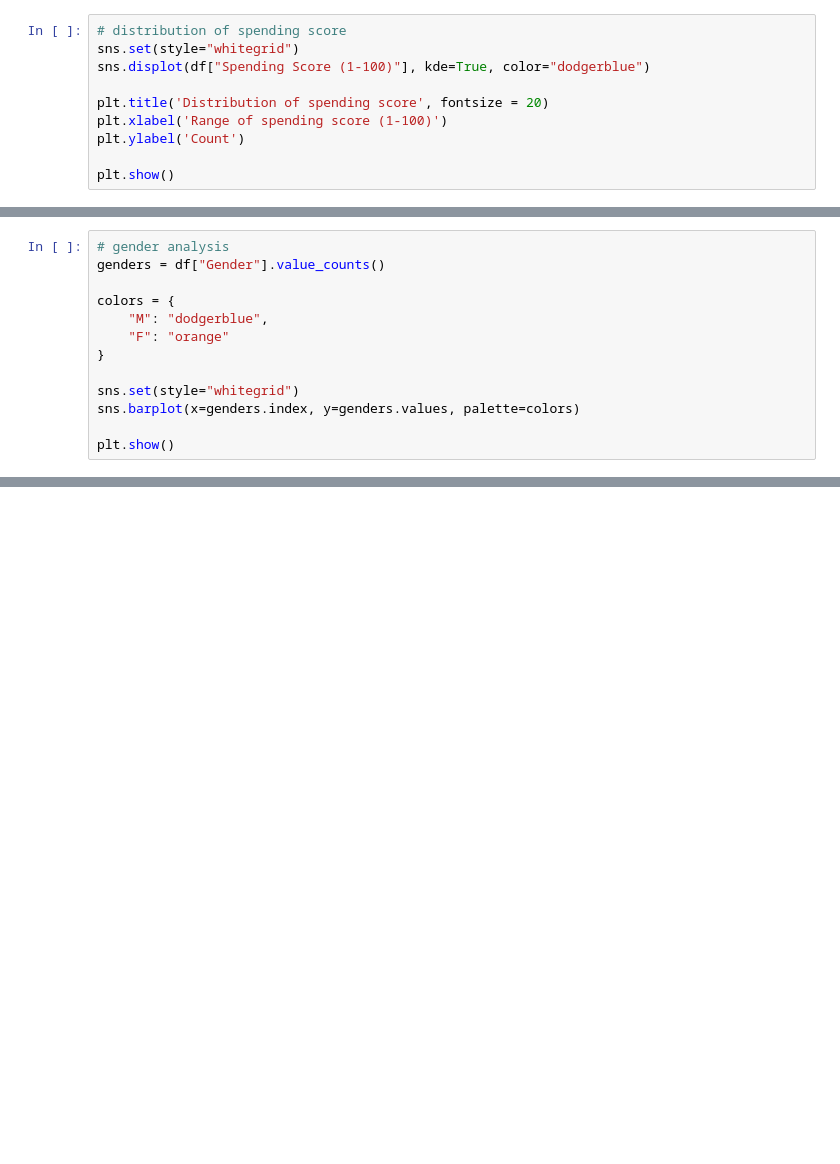
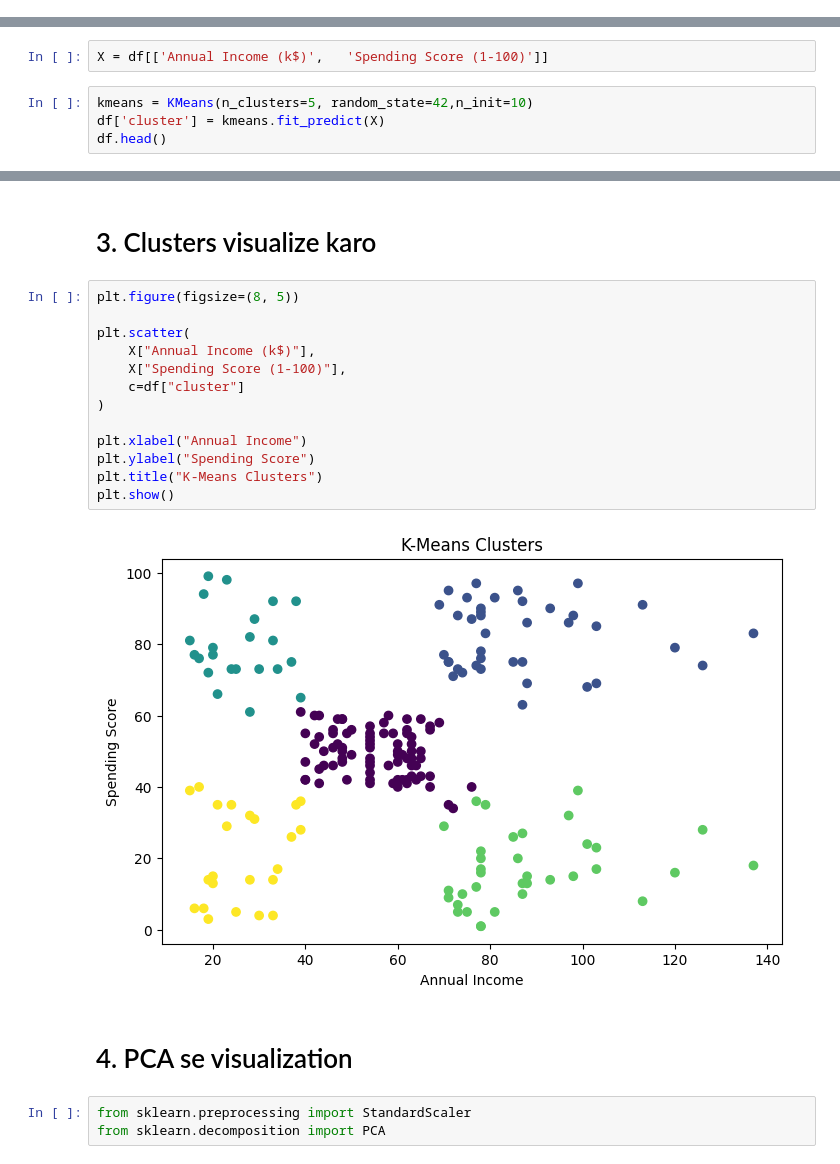
Before and after one commit to Alishba-Haroon/-Ebryx-Internship, a Jupyter notebook: Week_3/Code/K-Means Clustering on Mall Dataset.ipynb, the cells around one changed output, grey strips where cells are left out. Cells and saved outputs as stored; diff of their text form; blank space fills up the shorter version.

Commit message:
Add K-Means clustering and GridSearchCV

```diff
--- a/Week_3/Code/K-Means Clustering on Mall Dataset.ipynb
+++ b/Week_3/Code/K-Means Clustering on Mall Dataset.ipynb
@@ -42,10 +0,0 @@ plt.show()
-# %%
-# distribution of spending score
-sns.set(style="whitegrid")
-sns.displot(df["Spending Score (1-100)"], kde=True, color="dodgerblue")
-
-plt.title('Distribution of spending score', fontsize = 20)
-plt.xlabel('Range of spending score (1-100)')
-plt.ylabel('Count')
-
-plt.show()
@@ -54,13 +0,0 @@ plt.show()
-# %%
-# gender analysis
-genders = df["Gender"].value_counts()
-
-colors = {
-    "M": "dodgerblue",
-    "F": "orange"
-}
-
-sns.set(style="whitegrid")
-sns.barplot(x=genders.index, y=genders.values, palette=colors)
-
-plt.show()
@@ -144,0 +20,6 @@ plt.show()
+# %%
+X = df[['Annual Income (k$)',	'Spending Score (1-100)']]
+# %%
+kmeans = KMeans(n_clusters=5, random_state=42,n_init=10)
+df['cluster'] = kmeans.fit_predict(X)
+df.head()
@@ -144,0 +33,22 @@ plt.show()
+# %% [markdown]
+# 3. Clusters visualize karo
+# %%
+plt.figure(figsize=(8, 5))
+
+plt.scatter(
+    X["Annual Income (k$)"],
+    X["Spending Score (1-100)"],
+    c=df["cluster"]
+)
+
+plt.xlabel("Annual Income")
+plt.ylabel("Spending Score")
+plt.title("K-Means Clusters")
+plt.show()
+# %% [output]
+[figure, added]
+# %% [markdown]
+# 4. PCA se visualization
+# %%
+from sklearn.preprocessing import StandardScaler
+from sklearn.decomposition import PCA
```
Also changed, not shown: parts of 36 cells of this notebook, 1 other file.
